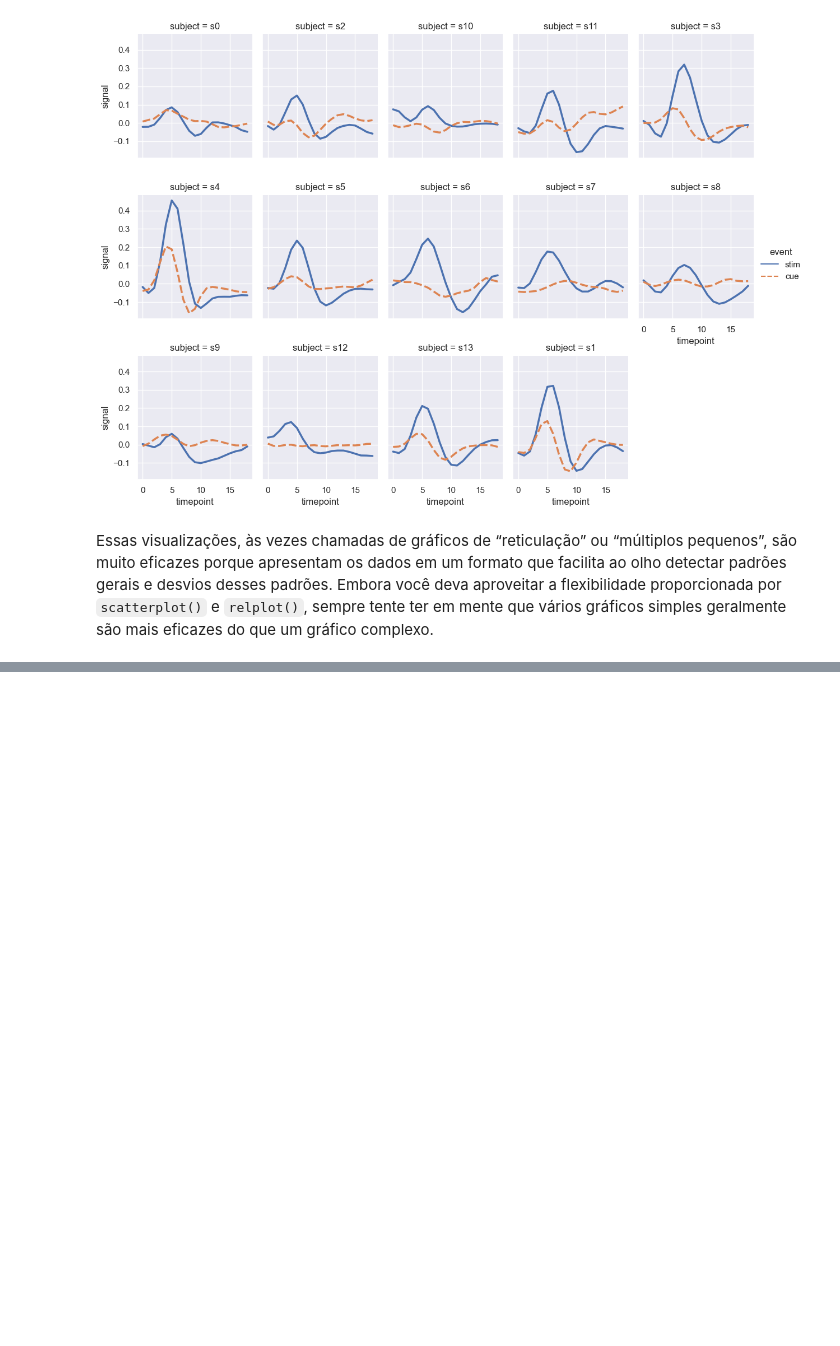
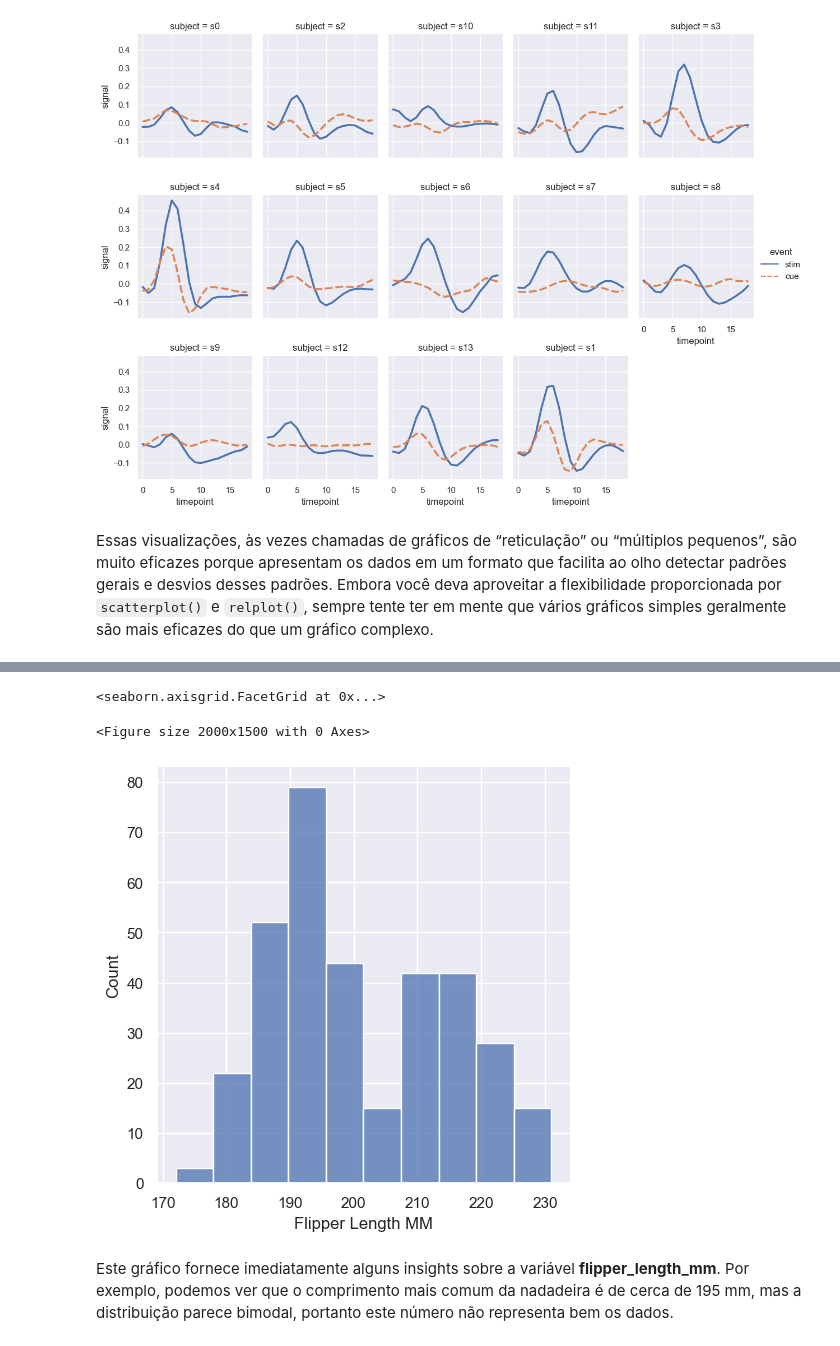
Before and after one commit to novais04/seabirn, a Jupyter notebook: seaborn_tutorial.ipynb, the cells around one changed output, grey strips where cells are left out. Saved outputs shown, nothing was run; the diff lists cells and outputs as text; code cells hidden in the pictures; blank space fills up the shorter version.

Commit message:
seaborn V01-02

```diff
--- a/seaborn_tutorial.ipynb
+++ b/seaborn_tutorial.ipynb
@@ -446,0 +443,10 @@ Essas visualizações, às vezes chamadas de gráficos de “reticulação” ou
+# %%
+# importando Bibliotecas
+import numpy as np
+import pandas as pd
+import matplotlib.pyplot as plt
+import seaborn as sns
+sns.set_theme(style='darkgrid')
+
+import warnings
+warnings.filterwarnings('ignore')
@@ -446,0 +478,3 @@ Essas visualizações, às vezes chamadas de gráficos de “reticulação” ou
+# %%
+penguins = sns.load_dataset('penguins')
+penguins.sample(5)
@@ -446,0 +488,11 @@ Essas visualizações, às vezes chamadas de gráficos de “reticulação” ou
+# %%
+plt.figure(figsize=(20,15))
+ax = sns.displot(penguins, x="flipper_length_mm")
+#plt.xticks(rotation=80)
+ax.set_xlabels("Flipper Length MM")
+# %% [output]
+<seaborn.axisgrid.FacetGrid at 0x...>
+<Figure size 2000x1500 with 0 Axes>
+[figure, added]
+# %% [markdown]
+Este gráfico fornece imediatamente alguns insights sobre a variável __flipper_length_mm__. Por exemplo, podemos ver que o comprimento mais comum da nadadeira é de cerca de 195 mm, mas a distribuição parece bimodal, portanto este número não representa bem os dados.
```
Also changed, not shown: parts of 40 cells of this notebook, 3 other files.
